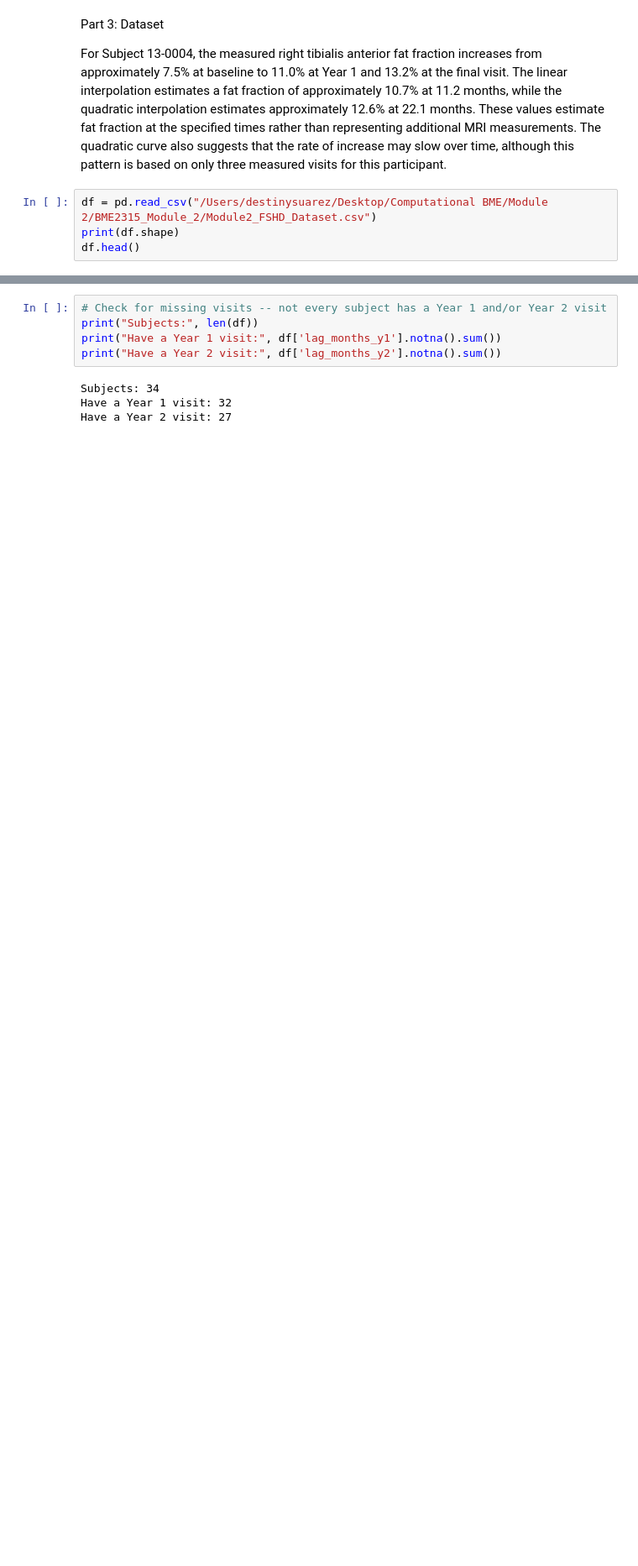
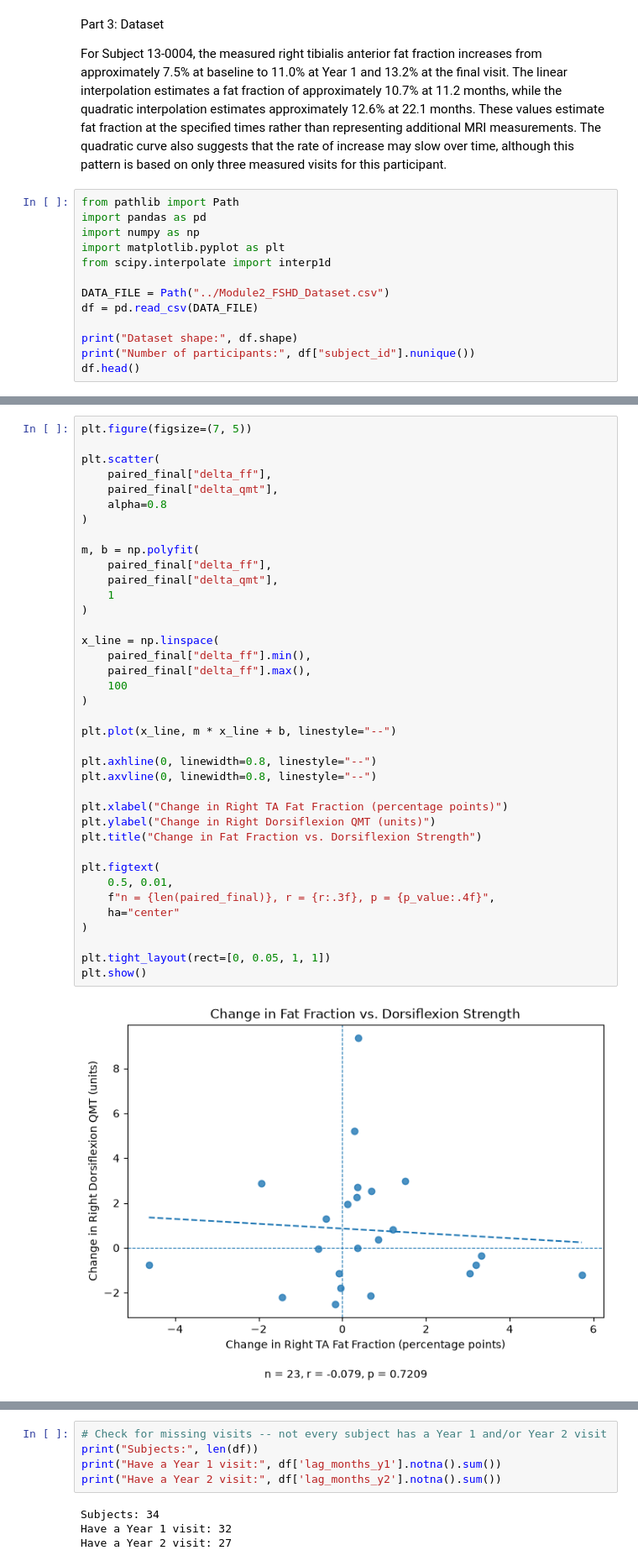
Before and after one commit to DestinySuarez/BME2315_Module_2, a Jupyter notebook: FSHD_MRI_data/FSHD_Module2_Project_CheckIn.ipynb, the cells around one changed output, grey strips where cells are left out. Shown at 84% size. Cells and saved outputs as stored; diff of their text form; blank space fills up the shorter version.

```diff
--- a/FSHD_MRI_data/FSHD_Module2_Project_CheckIn.ipynb
+++ b/FSHD_MRI_data/FSHD_Module2_Project_CheckIn.ipynb
@@ -455,7 +461,16 @@ Part 3: Dataset
 
 For Subject 13-0004, the measured right tibialis anterior fat fraction increases from approximately 7.5% at baseline to 11.0% at Year 1 and 13.2% at the final visit. The linear interpolation estimates a fat fraction of approximately 10.7% at 11.2 months, while the quadratic interpolation estimates approximately 12.6% at 22.1 months. These values estimate fat fraction at the specified times rather than representing additional MRI measurements. The quadratic curve also suggests that the rate of increase may slow over time, although this pattern is based on only three measured visits for this participant.
 # %%
-df = pd.read_csv("/Users/destinysuarez/Desktop/Computational BME/Module 2/BME2315_Module_2/Module2_FSHD_Dataset.csv")
-print(df.shape)
+from pathlib import Path
+import pandas as pd
+import numpy as np
+import matplotlib.pyplot as plt
+from scipy.interpolate import interp1d
+
+DATA_FILE = Path("../Module2_FSHD_Dataset.csv")
+df = pd.read_csv(DATA_FILE)
+
+print("Dataset shape:", df.shape)
+print("Number of participants:", df["subject_id"].nunique())
 df.head()
 # %% [output]
@@ -469,0 +654,40 @@ df.head()
+# %%
+plt.figure(figsize=(7, 5))
+
+plt.scatter(
+    paired_final["delta_ff"],
+    paired_final["delta_qmt"],
+    alpha=0.8
+)
+
+m, b = np.polyfit(
+    paired_final["delta_ff"],
+    paired_final["delta_qmt"],
+    1
+)
+
+x_line = np.linspace(
+    paired_final["delta_ff"].min(),
+    paired_final["delta_ff"].max(),
+    100
+)
+
+plt.plot(x_line, m * x_line + b, linestyle="--")
+
+plt.axhline(0, linewidth=0.8, linestyle="--")
+plt.axvline(0, linewidth=0.8, linestyle="--")
+
+plt.xlabel("Change in Right TA Fat Fraction (percentage points)")
+plt.ylabel("Change in Right Dorsiflexion QMT (units)")
+plt.title("Change in Fat Fraction vs. Dorsiflexion Strength")
+
+plt.figtext(
+    0.5, 0.01,
+    f"n = {len(paired_final)}, r = {r:.3f}, p = {p_value:.4f}",
+    ha="center"
+)
+
+plt.tight_layout(rect=[0, 0.05, 1, 1])
+plt.show()
+# %% [output]
+[figure, added]
```
Also changed, not shown: parts of 19 cells of this notebook, 1 other file.
